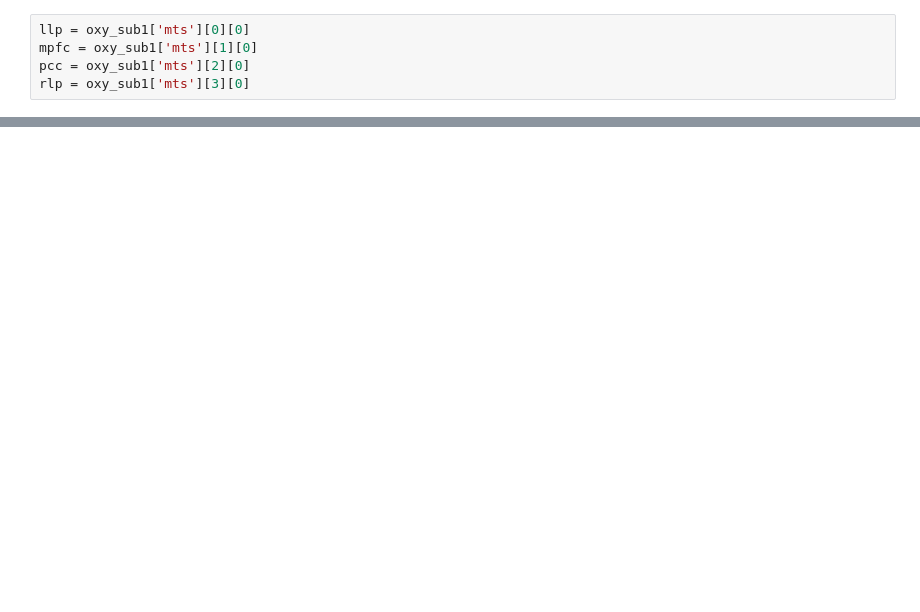
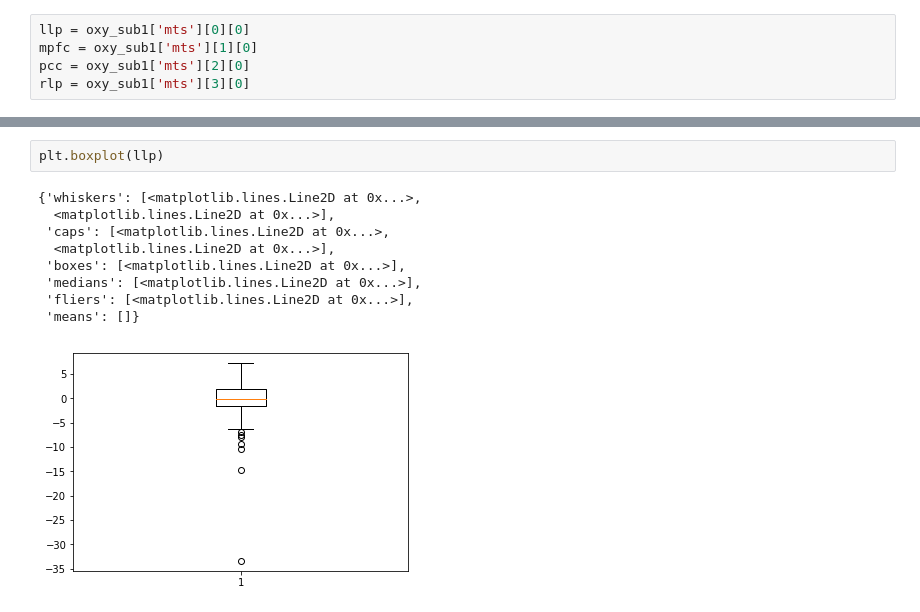
Before and after one commit to hstrey/fMRI-analysis, a Jupyter notebook: OU Resting State analysis.ipynb, the cells around one changed output, grey strips where cells are left out. Cells and saved outputs as stored; diff of their text form; blank space fills up the shorter version.

```diff
--- a/OU Resting State analysis.ipynb
+++ b/OU Resting State analysis.ipynb
@@ -162,3 +162,15 @@ A  12.127808626734256 SD A 2.0840745035348434
+# %%
+plt.boxplot(llp)
+# %% [output]
+{'whiskers': [<matplotlib.lines.Line2D at 0x...>,
+  <matplotlib.lines.Line2D at 0x...>],
+ 'caps': [<matplotlib.lines.Line2D at 0x...>,
+  <matplotlib.lines.Line2D at 0x...>],
+ 'boxes': [<matplotlib.lines.Line2D at 0x...>],
+ 'medians': [<matplotlib.lines.Line2D at 0x...>],
+ 'fliers': [<matplotlib.lines.Line2D at 0x...>],
+ 'means': []}
+[figure, added]
 # %%
 def OUcross(data1,data2):
     x1 = data1 + data2
```
Also changed, not shown: parts of 11 cells of this notebook.
